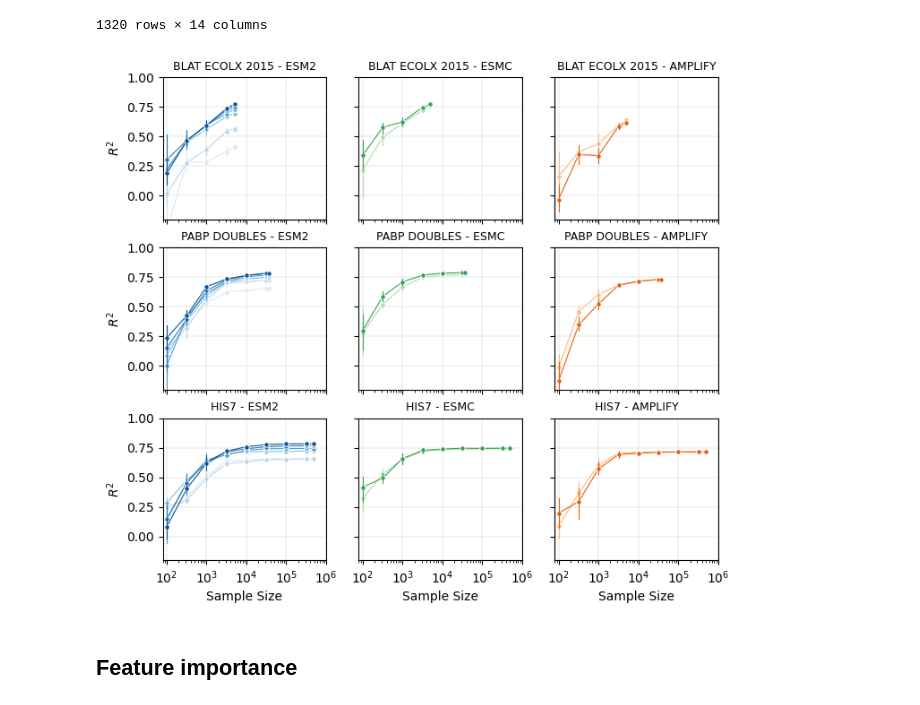
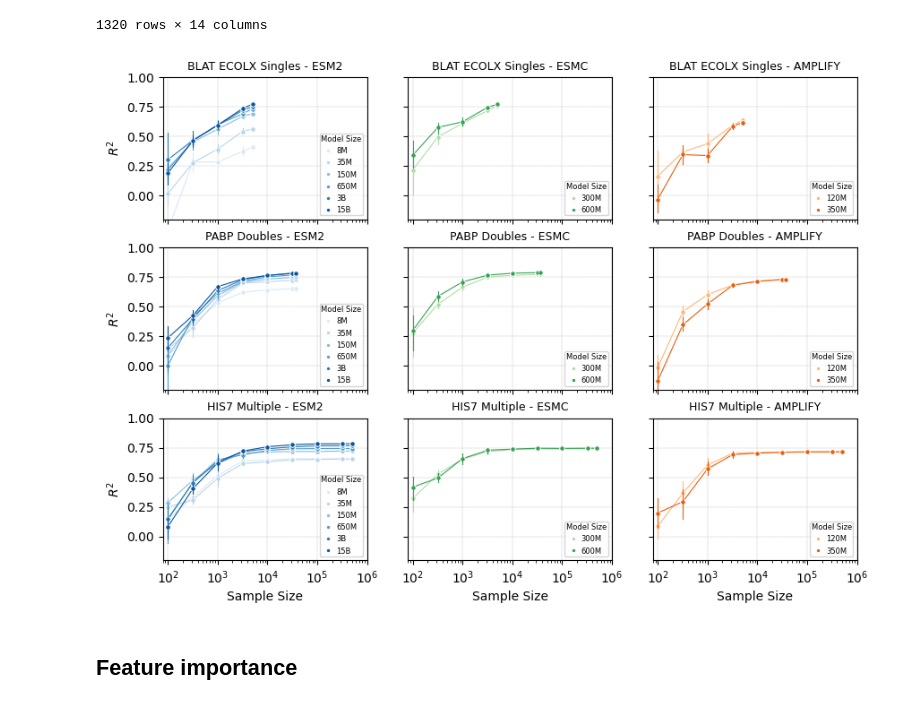
Before and after one commit to ziul-bio/SWAT, a Jupyter notebook: plot_results.ipynb, the cells around one changed output. Saved outputs shown, nothing was run; the diff lists cells and outputs as text; code cells hidden in the pictures.

```diff
--- a/plot_results.ipynb
+++ b/plot_results.ipynb
@@ -200,20 +191,0 @@ cols_order = [
-# %%
-import re
-
-df = pd.DataFrame()
-
-models = ['esm1v_650M', 'esm2_8M', 'esm2_35M', 'esm2_150M_all', 'esm2_650M', 'esm2_3B', 'esm2_15B']
-for model in models:
-    for file in os.listdir(f'results/lassoCV_DMS/{model}'):
-        if file.endswith('.csv'):
-            target = re.split(r'_esm.*_', file)[0]
-            data = pd.read_csv(f'results/lassoCV_DMS/{model}/{file}', index_col=0)
-            data['Model'] = model
-            data['Dataset'] = target
-            df = pd.concat([df, data])
-
-df= df[cols_order].copy()
-df['Model'].replace('esm2_150M_all', 'esm2_150M', inplace=True)
-df['Dataset'] = df['Dataset'].replace(name_map)
-df.reset_index(drop=True, inplace=True)
-df
@@ -518,7 +411,7 @@ df = pd.DataFrame()
 models = [
     'esm1v_650M',
     'esm2_8M', 'esm2_35M', 'esm2_150M', 'esm2_650M', 'esm2_3B', 'esm2_15B',
-    'esmc_300M', 'esmc_600M', #'esmc_6B',
+    'esmc_300M', 'esmc_600M', 'esmc_6B',
     'amplify_120M', 'amplify_350M']
 
 base_dir = 'results/lassoCV/DMS'
@@ -1050,7 +920,7 @@ results
 # %%
 #results.to_csv('results/summary_DMS4_sampling.csv')
 # %%
-fig, axes = plt.subplots(3, 3, figsize=(8, 7), sharex=True, sharey=True)
+fig, axes = plt.subplots(3, 3, figsize=(10, 7), sharex=True, sharey=True)
 datasets = ['BLAT_ECOLX_2015', 'PABP_doubles', 'HIS7']  # Replace with your actual dataset names
 models = ['esm2', 'esmc', 'amplify']
 
@@ -1067,38 +937,46 @@ for row, dataset in enumerate(datasets):
         else:
             color = 'Oranges'
 
-        titl = dataset.replace("_", " ").upper()
+        #titl = dataset.replace("_", " ").upper()
+        if 'BLAT' in dataset:
+            titl = 'BLAT ECOLX Singles'
+        elif 'PABP' in dataset:
+            titl = 'PABP Doubles'
+        elif 'HIS7' in dataset:
+            titl = 'HIS7 Multiple'
+
         ax.set_title(f"{titl} - {model.upper()}", fontsize=9)
 
         sns.lineplot(data=data, x='Sample_size', y='R2_score_test', hue='ModelSize', marker='o',
-                     err_style="bars", palette=color, legend=False, ax=ax, linewidth=0.8, markersize=4,
+                     err_style="bars", palette=color, legend=True, ax=ax, linewidth=0.8, markersize=4,
                      err_kws={'elinewidth': 0.8, })
 
 
         if row == 2:  # Label x-axis only for the last row
             ax.set_xlabel('Sample Size')
         else:
             ax.set_xlabel('')
 
         if col == 0:  # Label y-axis only for the first column
             ax.set_ylabel('$R^2$')
         else:
             ax.set_ylabel('')
 
         ax.set_xscale('log')
         ax.set_xlim(left=80, right=1000000)
         ax.set_ylim(-0.2,1)
         ax.grid(True, linestyle='--', linewidth=0.3)
+        ax.legend(title='Model Size', loc='lower right', title_fontsize=6, fontsize=6, markerscale=0.8, handlelength=0.5, borderpad=0.2)
         #ax.grid(True, which='major', linestyle='--', linewidth=0.3)
         #ax.grid(True, which='minor', linestyle=':', linewidth=0.2)
 
 #fig.tight_layout(rect=[0, 0, 1, 0.95])  # Adjust layout and leave space for the legend
 
 plt.savefig('results/lassoCV_sampling/lassoCV_sampling_all_models_and_datasets.png', dpi=600, bbox_inches='tight')
 #plt.tight_layout()
 plt.show()
 # %% [output]
-[figure, old version]
+[figure, new version]
 # %% [markdown]
 ## Feature importance
 # %%
```
Also changed, not shown: parts of 40 cells of this notebook, 3 other files.
